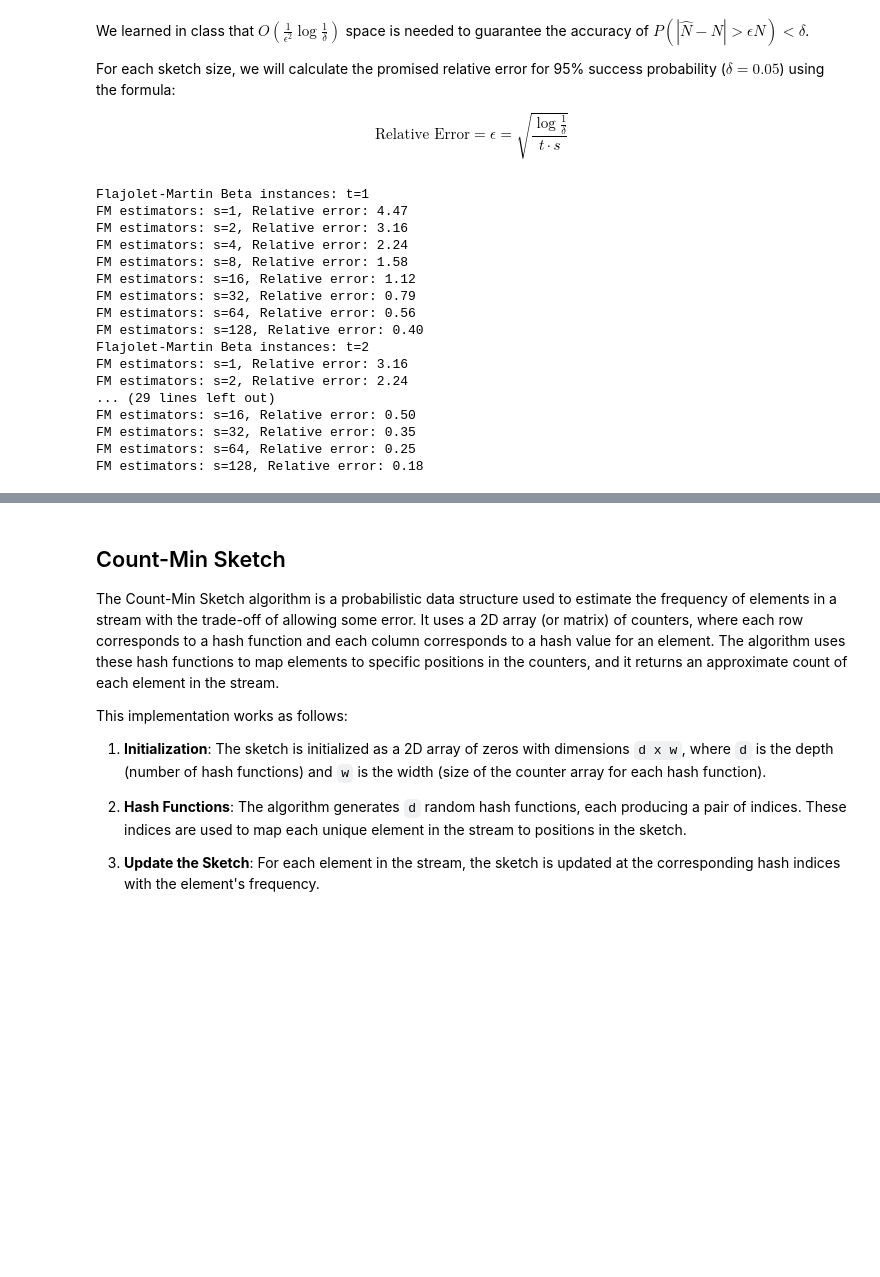
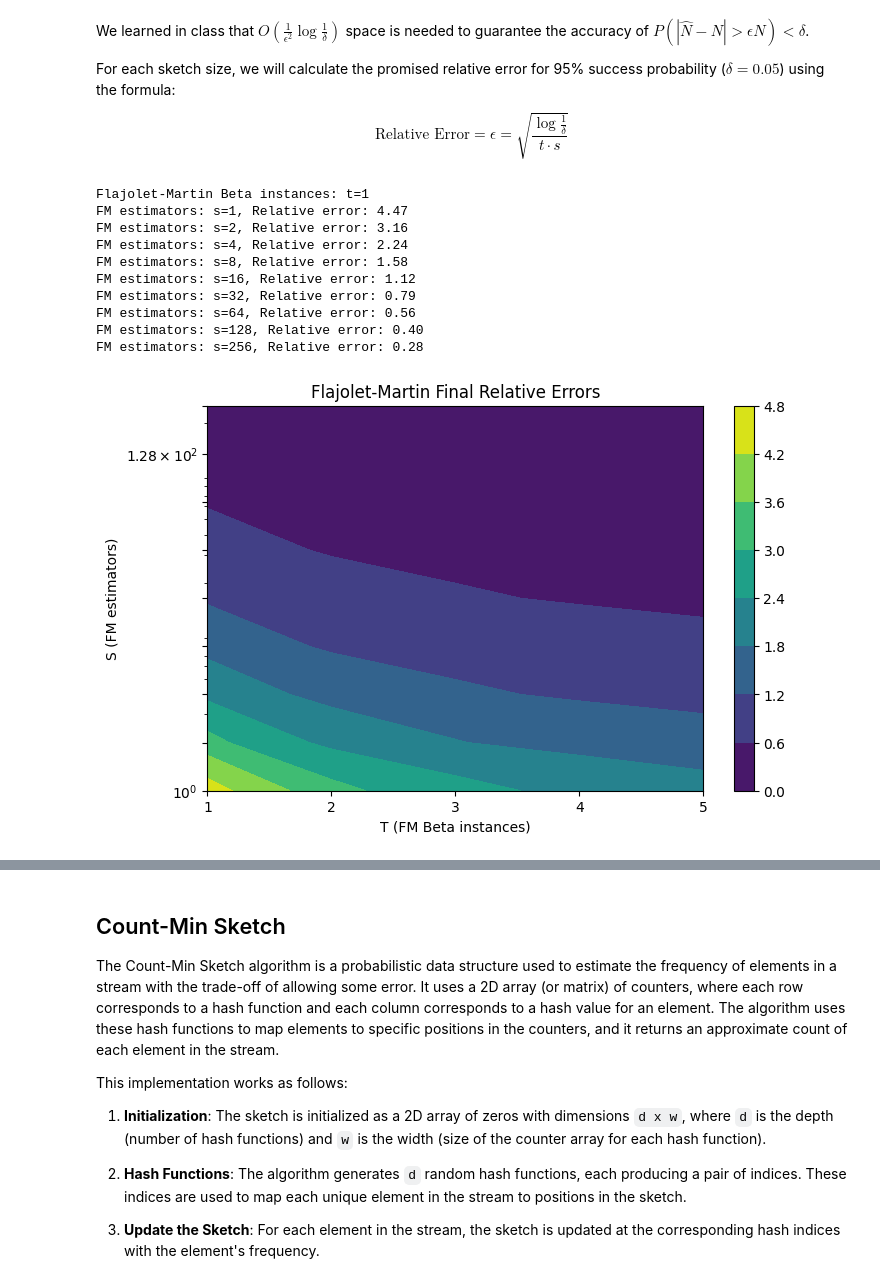
Before and after one commit to Gal-Noy/MSC-Data-Streaming-Algorithms, a Jupyter notebook: FM_CountMin/FM_CountMin.ipynb, the cells around one changed output, grey strips where cells are left out. Drawn from its saved outputs; the diff is of its cells as text; code cells hidden in the pictures; blank space fills up the shorter version.

```diff
--- a/FM_CountMin/FM_CountMin.ipynb
+++ b/FM_CountMin/FM_CountMin.ipynb
@@ -277,16 +295,19 @@ $$
 \text{Relative Error} = \epsilon = \sqrt{\frac{\log \frac{1}{\delta}}{t \cdot s}}
 $$
 # %%
+T = [1, 2, 3, 4, 5]
+
 fm_final_results = {}
+fm_final_relative_errors = np.zeros((len(S), len(T)))
 
-T = [1, 2, 3, 4, 5]
-for t in T:
+for _t, t in enumerate(T):
     print(f"Flajolet-Martin Beta instances: t={t}")
     fm_final_results[t] = {}
-    for s in S:
+    for _s, s in enumerate(S):
         epsilon = np.sqrt(1 / (delta * t * s))
         print(f"FM estimators: s={s}, Relative error: {epsilon:.2f}")
         fm_final_results[t][s] = [flajolet_martin_final(stream, t, s, i**3) for i in range(NUM_RUNS)]
+        fm_final_relative_errors[_s, _t] = epsilon
 # %% [output]
 Flajolet-Martin Beta instances: t=1
 FM estimators: s=1, Relative error: 4.47
@@ -297,14 +318,36 @@ FM estimators: s=16, Relative error: 1.12
 FM estimators: s=32, Relative error: 0.79
 FM estimators: s=64, Relative error: 0.56
 FM estimators: s=128, Relative error: 0.40
-Flajolet-Martin Beta instances: t=2
-FM estimators: s=1, Relative error: 3.16
-FM estimators: s=2, Relative error: 2.24
-... (29 lines left out)
-FM estimators: s=16, Relative error: 0.50
-FM estimators: s=32, Relative error: 0.35
-FM estimators: s=64, Relative error: 0.25
-FM estimators: s=128, Relative error: 0.18
+FM estimators: s=256, Relative error: 0.28
+# %%
+def plot_contour(grid: np.ndarray, title: str, A: list, B: list, labels: tuple, use_log: bool = False, cmap='viridis'):
+    """
+    Plot a contour plot.
+    :param grid: The grid to plot
+    :param title: The title of the plot
+    :param A: The values of the first axis
+    :param B: The values of the second axis
+    :param labels: The labels of the axes
+    :param use_log: Whether to use log scale for the axes
+    :param cmap: The colormap to use
+    """
+    contour = plt.contourf(A, B, np.log10(grid) if use_log else grid, cmap=cmap)
+    plt.colorbar(contour)
+    plt.xlabel(labels[0])
+    plt.ylabel(labels[1])
+    plt.yscale("log")
+    plt.title(title)
+    plt.xticks(A)
+    plt.yticks(B)
+
+T_label = 'T (FM Beta instances)'
+S_label = 'S (FM estimators)'
+
+plt.figure(figsize=(8, 5))
+plot_contour(fm_final_relative_errors, "Flajolet-Martin Final Relative Errors (95% Confidence)", T, S, (T_label, S_label))
+plt.show()
+# %% [output]
+[figure, added]
 # %%
 metrics = {t: calculate_fm_metrics(fm_final_results[t]) for t in T}
 
```
Also changed, not shown: parts of 15 cells of this notebook.
